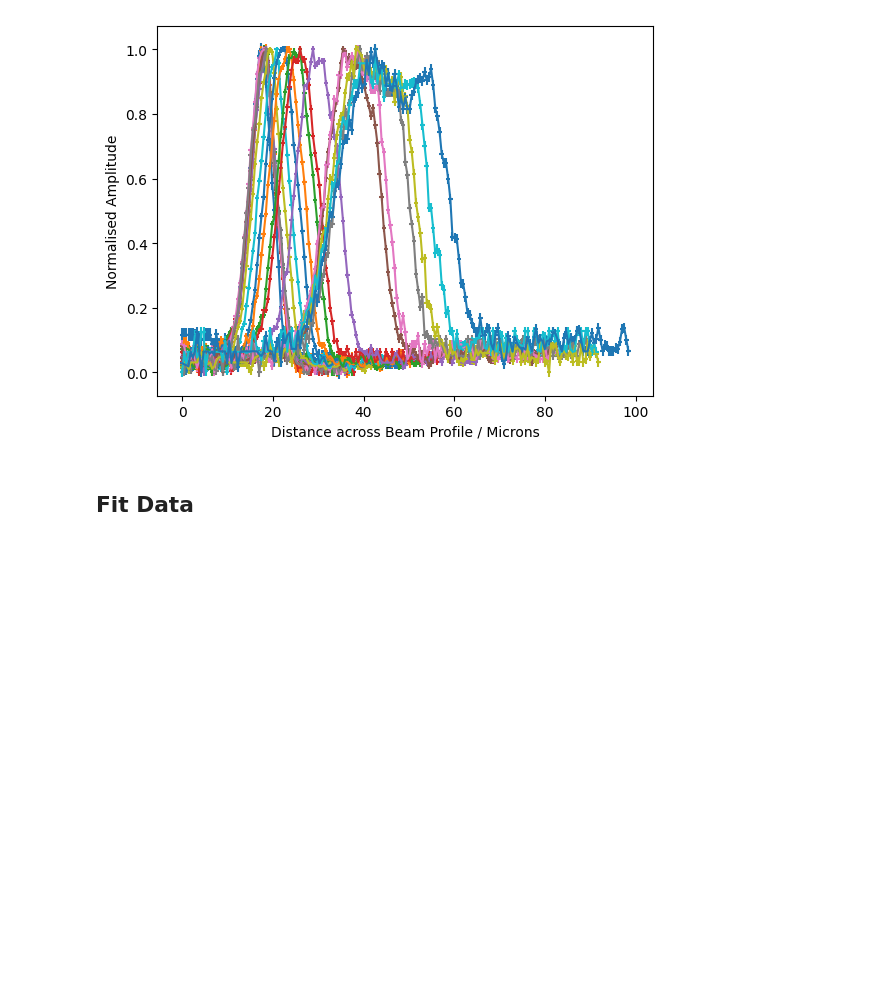
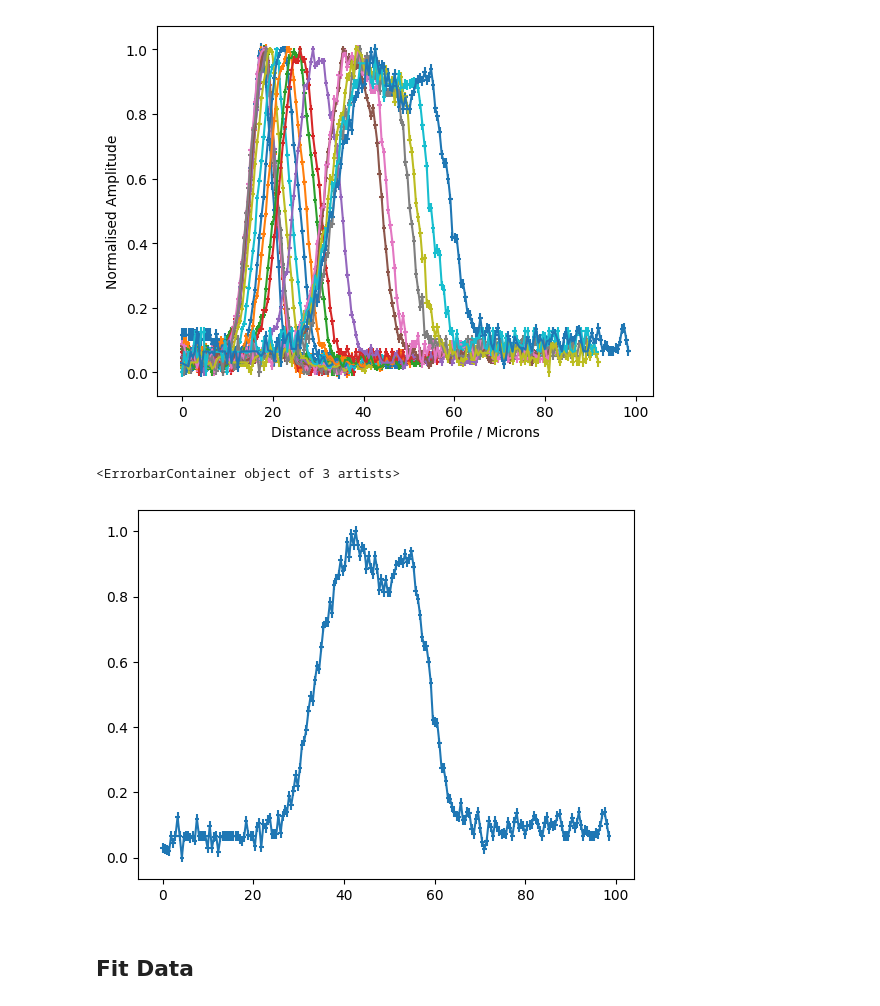
Before and after one commit to akay8/Level4Project, a Jupyter notebook: Cleaved_Fibre.ipynb, the cells around one changed output. Drawn from its saved outputs; the diff is of its cells as text; code cells hidden in the pictures; blank space fills up the shorter version.

```diff
--- a/Cleaved_Fibre.ipynb
+++ b/Cleaved_Fibre.ipynb
@@ -168,6 +168,11 @@ plt.ylabel('Normalised Amplitude')
 # %% [output]
 Text(0, 0.5, 'Normalised Amplitude')
 [figure]
+# %%
+plt.errorbar(all_distances[-1], all_amps[-1], xerr=all_distances_errors[-1],yerr=all_amps_errors[-1])
+# %% [output]
+<ErrorbarContainer object of 3 artists>
+[figure, added]
 # %% [markdown]
 ## Fit Data
 # %% [markdown]
```
Also changed, not shown: parts of 1 cell of this notebook.
